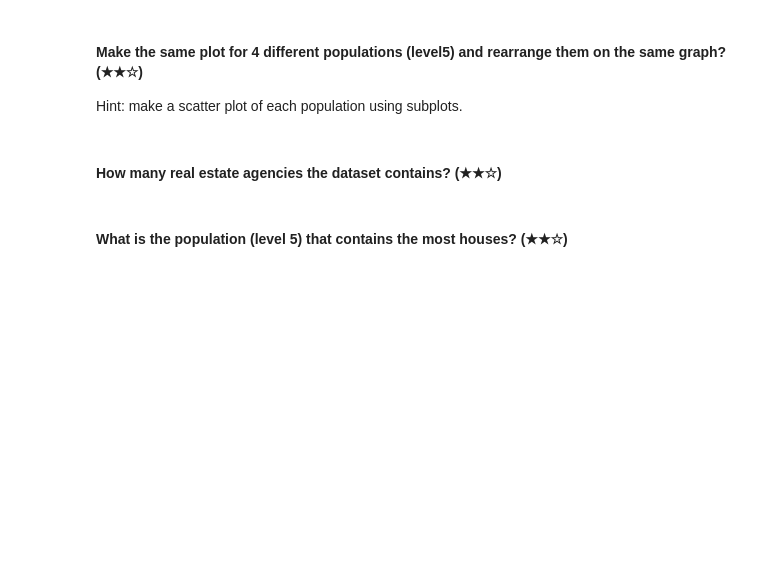
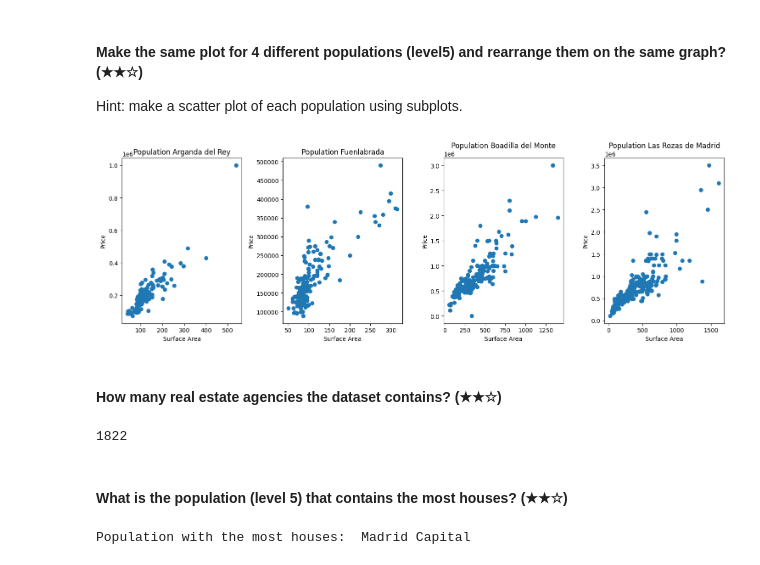
Before and after one commit to H0wl3r2001/realestate-datacleanup-exercise, a Jupyter notebook: project.ipynb, the cells around one changed output. Saved outputs shown, nothing was run; the diff lists cells and outputs as text; code cells hidden in the pictures; blank space fills up the shorter version.

```diff
--- a/project.ipynb
+++ b/project.ipynb
@@ -387,7 +410,40 @@ plt.show()
 # %% [markdown]
 #### Make the same plot for 4 different populations (level5) and rearrange them on the same graph? (★★☆)
 Hint: make a scatter plot of each population using subplots.
+# %%
+# let's do for the first 4 unique populations:
+
+fig, axes = plt.subplots(1, 4, figsize=(15, 5))
+
+populations = list(ds['level5'].unique())
+
+i = 0
+
+for pop in populations[:4]:
+    pop_data = ds[ds['level5'] == pop]
+    axes[i].scatter(pop_data['surface'], pop_data['price'])
+    axes[i].set_title(f"Population {pop}")
+    axes[i].set_xlabel("Surface Area")
+    axes[i].set_ylabel("Price")
+    i += 1
+
+plt.tight_layout()
+plt.show()
+# %% [output]
+[figure, added]
 # %% [markdown]
 #### How many  real estate agencies the dataset contains? (★★☆)
+# %%
+len(ds['realEstate_name'].unique())
+# %% [output]
+1822
 # %% [markdown]
 #### What is the population (level 5) that contains the most houses? (★★☆)
+# %%
+house_per_pop = ds.groupby('level5')['id_realEstates'].count()
+
+maximum = house_per_pop.idxmax()
+
+print("Population with the most houses:", maximum)
+# %% [output]
+Population with the most houses:  Madrid Capital
```
Also changed, not shown: parts of 3 cells of this notebook.
